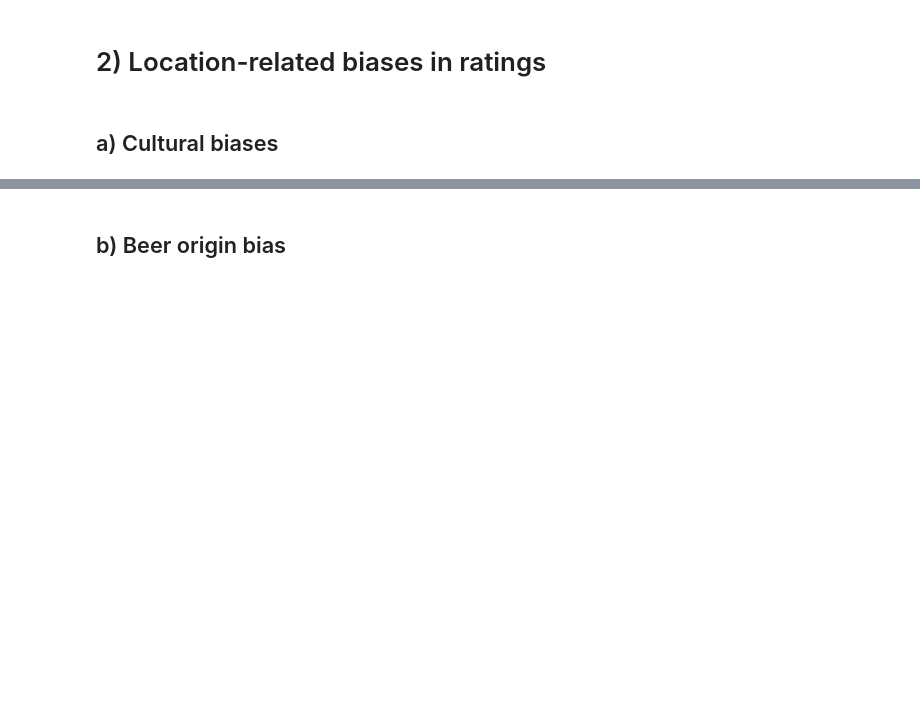
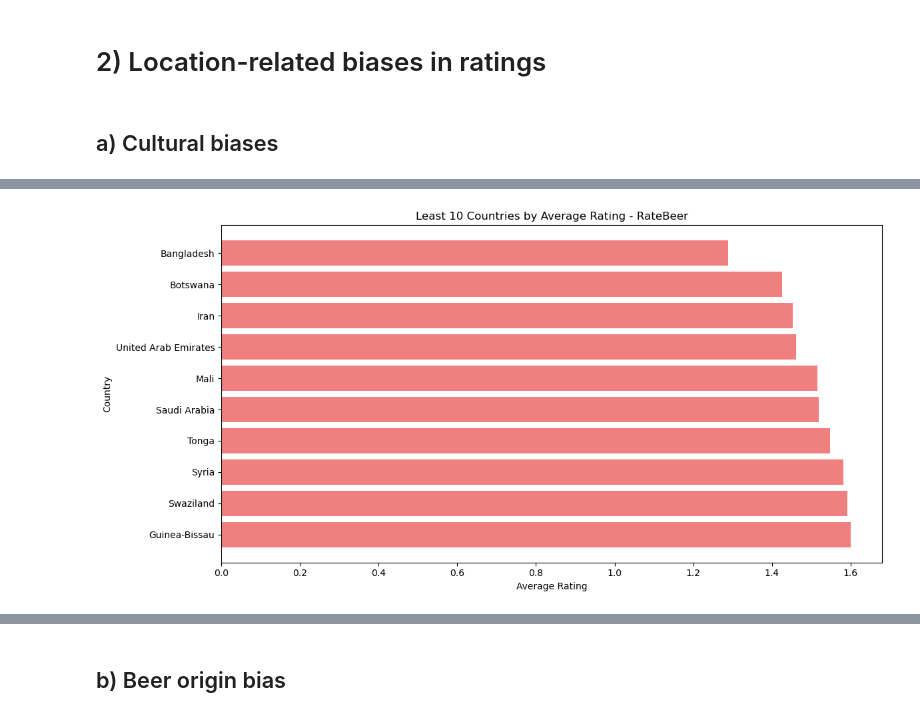
Before and after one commit to epfl-ada/ada-2024-project-datapilots, a Jupyter notebook: results.ipynb, the cells around one changed output, grey strips where cells are left out. Drawn from its saved outputs; the diff is of its cells as text; code cells hidden in the pictures; blank space fills up the shorter version.

```diff
--- a/results.ipynb
+++ b/results.ipynb
@@ -970,0 +1075,12 @@ NameError: name 'sm' is not defined
+# %%
+# Plot Least 10 Countries by Average Rating - RateBeer
+plt.figure(figsize=(12, 6))
+plt.barh(rb_least_10['brewery_location'], rb_least_10['average_rating'], color='lightcoral')
+plt.title("Least 10 Countries by Average Rating - RateBeer")
+plt.xlabel("Average Rating")
+plt.ylabel("Country")
+plt.gca().invert_yaxis()
+plt.tight_layout()
+plt.show()
+# %% [output]
+[figure, added]
```
Also changed, not shown: parts of 30 cells of this notebook.
